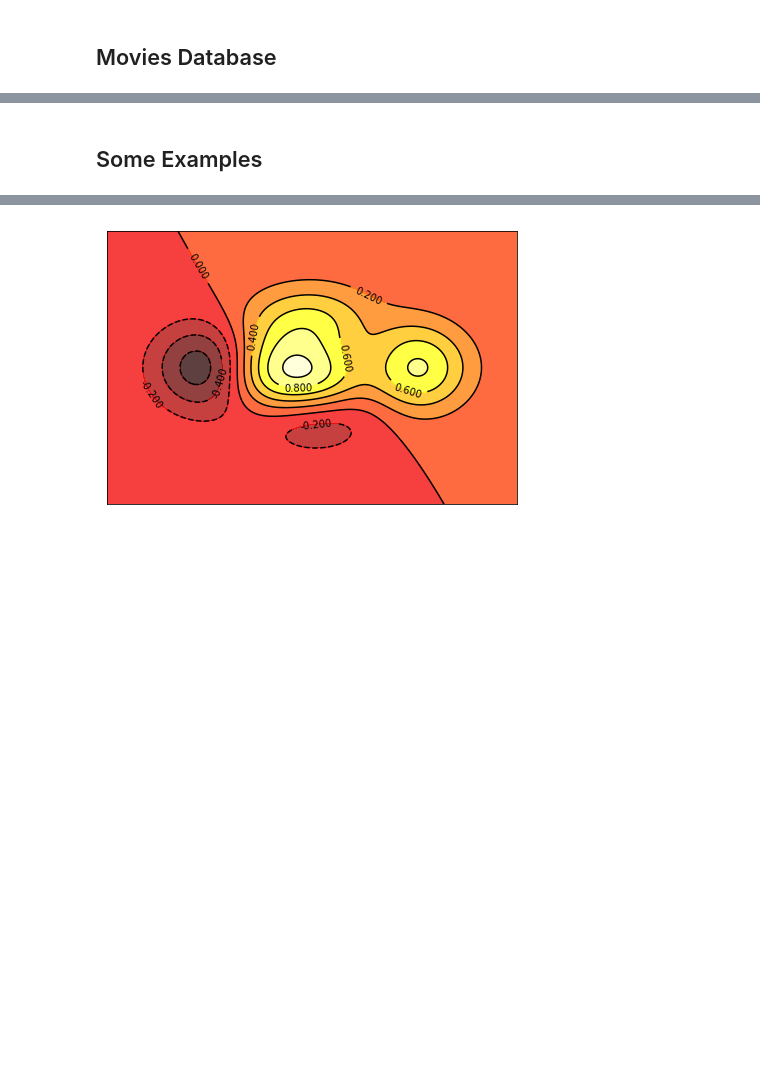
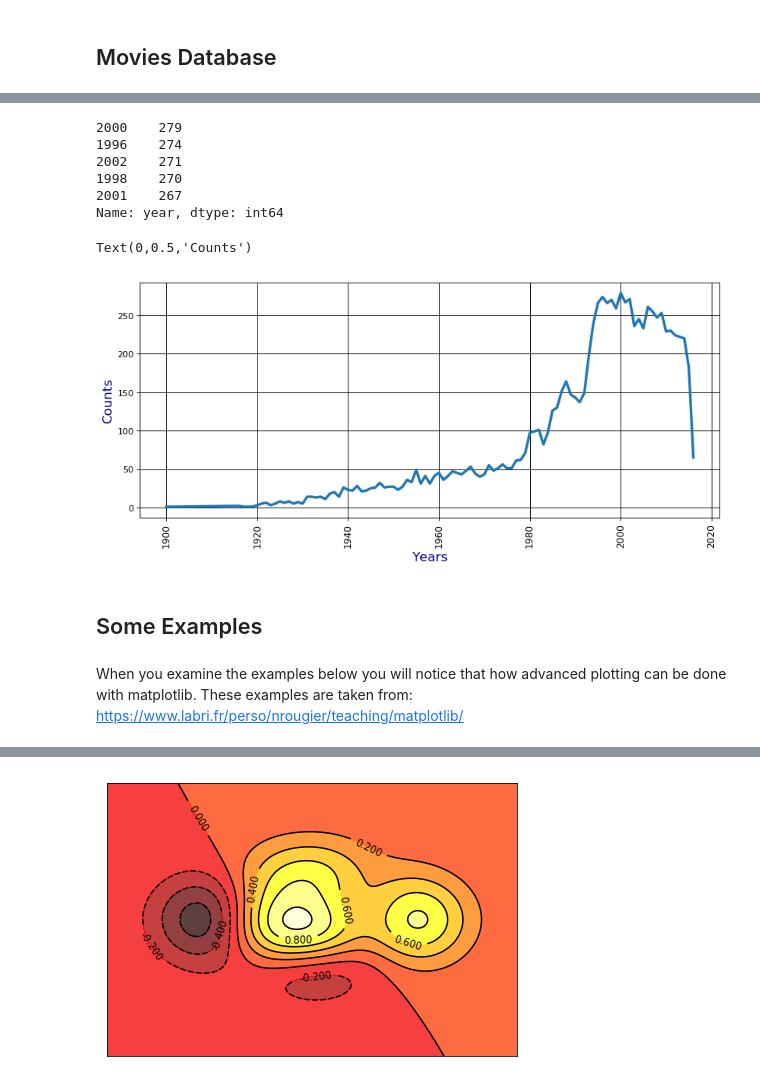
Before and after one commit to itueconomics/bil113e, a Jupyter notebook: notebooks/Data Visualization.ipynb, the cells around one changed output, grey strips where cells are left out. Cells and saved outputs as stored; diff of their text form; code cells hidden in the pictures; blank space fills up the shorter version.

```diff
--- a/notebooks/Data Visualization.ipynb
+++ b/notebooks/Data Visualization.ipynb
@@ -193,5 +293,29 @@ For now you are not necessarily learn the details. It is enough to know what you
+# %%
+yrs = mv['year'].value_counts()
+yrs.head()
+# %% [output]
+2000    279
+1996    274
+2002    271
+1998    270
+2001    267
+Name: year, dtype: int64
+# %%
+yrs = yrs.sort_index()
+# %%
+plt.figure(figsize=(12,5), dpi=80)
+plt.plot(yrs, linewidth=3.0, linestyle="-")
+plt.xticks(rotation=90, fontsize=11)
+plt.grid(color='black')
+plt.xlabel('Years',fontsize=15,color='darkblue')
+plt.ylabel('Counts',fontsize=15,color='darkblue')
+# %% [output]
+Text(0,0.5,'Counts')
+[figure, added]
 # %% [markdown]
 ## Some Examples
+# %% [markdown]
+When you examine the examples below you will notice that how advanced plotting can be done with matplotlib. These examples are taken from: https://www.labri.fr/perso/nrougier/teaching/matplotlib/
 # %%
 n = 1024
 X = np.random.normal(0,1,n)
```
Also changed, not shown: parts of 18 cells of this notebook, 3 other files.
